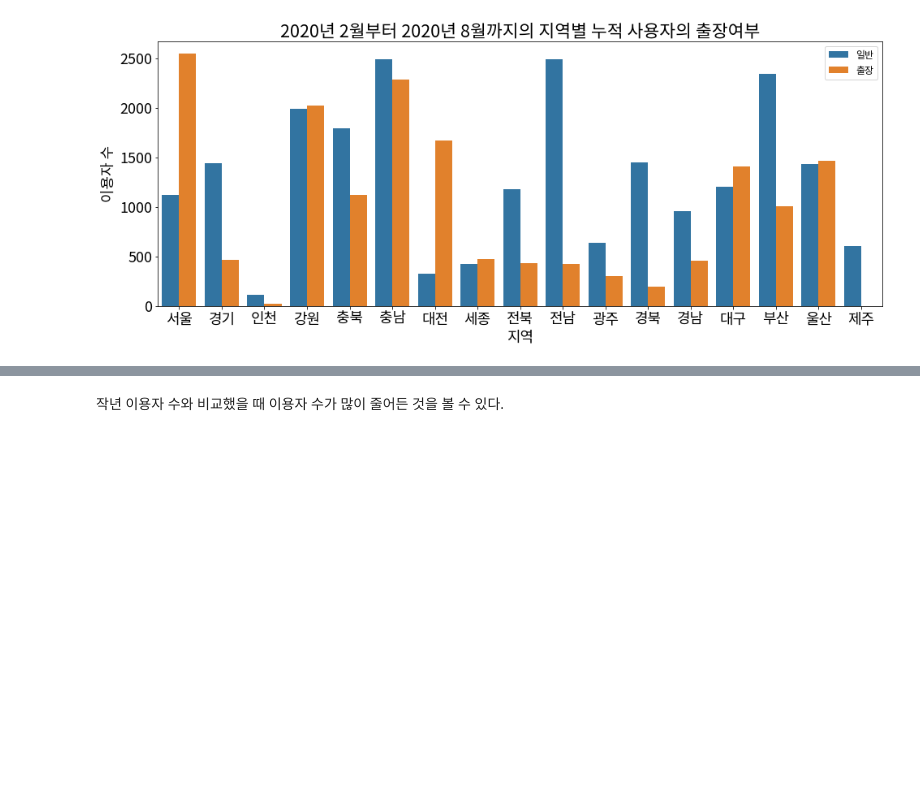
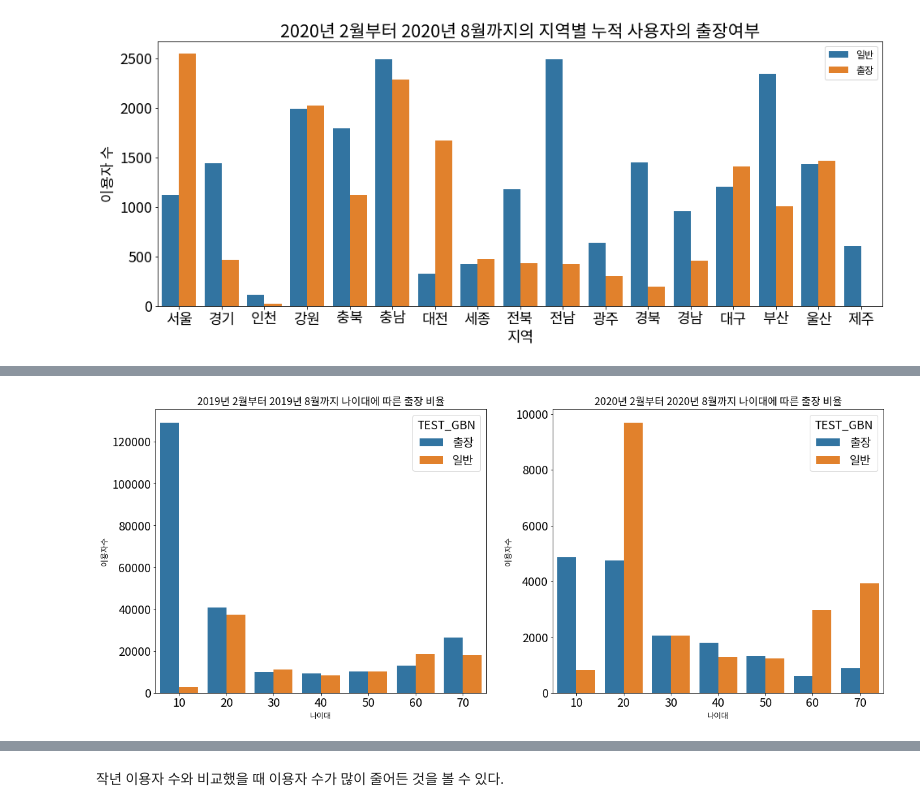
Before and after one commit to CoodingPenguin/data-contest-collection, a Jupyter notebook: sports-data-application-contest-2020/체력인증센터이용자현황.ipynb, the cells around one changed output, grey strips where cells are left out. Saved outputs shown, nothing was run; the diff lists cells and outputs as text; code cells hidden in the pictures; blank space fills up the shorter version.

```diff
--- a/sports-data-application-contest-2020/체력인증센터이용자현황.ipynb
+++ b/sports-data-application-contest-2020/체력인증센터이용자현황.ipynb
@@ -625,0 +657,4 @@ plt.show()
+# %%
+# 나머지 데이터프레임에도 적용
+sttus_pre['AGE_BIN'] = sttus_pre['TEST_AGE'].apply(lambda x:get_age_range(x))
+sttus_post['AGE_BIN'] = sttus_post['TEST_AGE'].apply(lambda x:get_age_range(x))
@@ -625,0 +684,20 @@ plt.show()
+# %%
+plt.subplots(1, 2, figsize=(20, 8))
+
+# 코로나 전
+plt.subplot(1, 2, 1)
+sns.countplot(x='AGE_BIN', hue='TEST_GBN', data=sttus_pre, hue_order=['출장', '일반'])
+plt.xlabel('나이대', fontsize=12)
+plt.ylabel('이용자수', fontsize=12)
+plt.title('2019년 2월부터 2019년 8월까지 나이대에 따른 출장 비율', fontsize=16)
+
+# 코로나 후
+plt.subplot(1, 2, 2)
+sns.countplot(x='AGE_BIN', hue='TEST_GBN', data=sttus_post, hue_order=['출장', '일반'])
+plt.xlabel('나이대', fontsize=12)
+plt.ylabel('이용자수', fontsize=12)
+plt.title('2020년 2월부터 2020년 8월까지 나이대에 따른 출장 비율', fontsize=16)
+
+plt.show()
+# %% [output]
+[figure, added]
```
Also changed, not shown: parts of 86 cells of this notebook.
